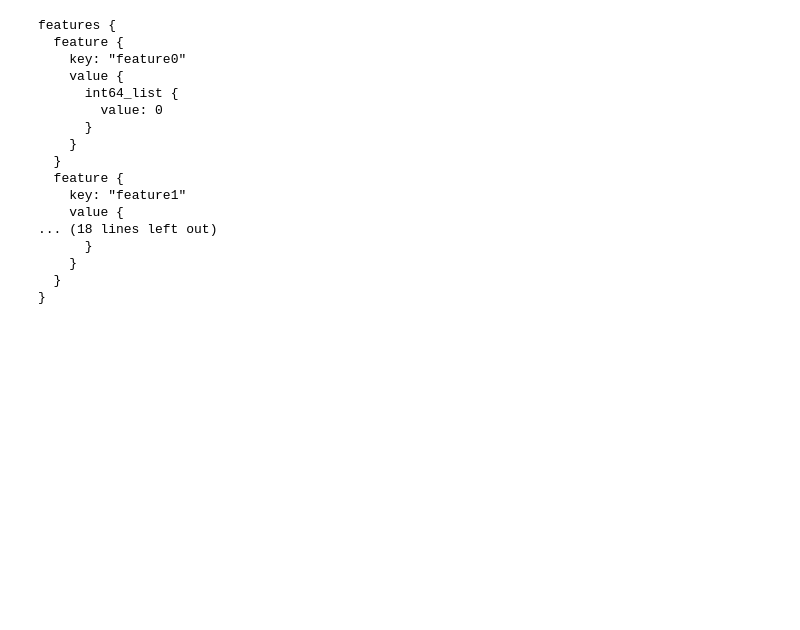
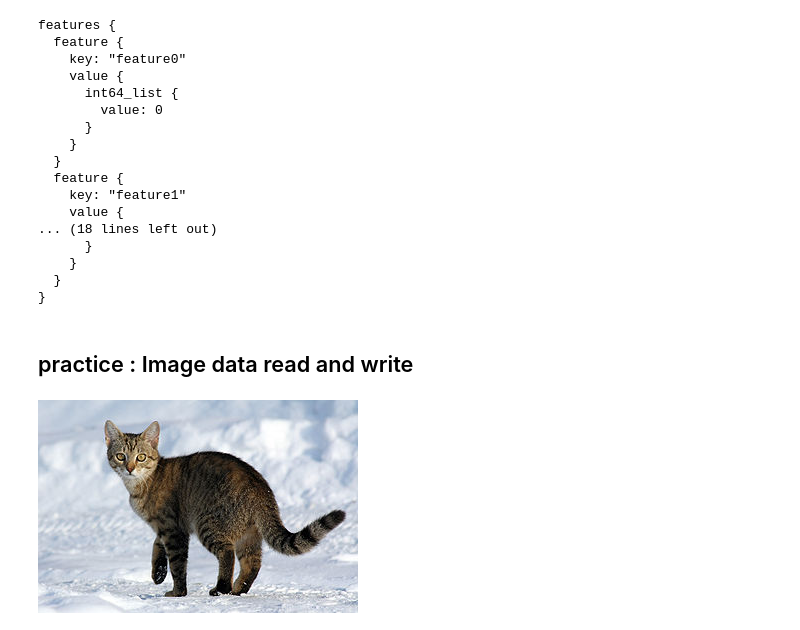
Before and after one commit to jeongdonguk/Tutorial-3.Load-and-preprocess-data, a Jupyter notebook: TFRecord and tf.Example/TFRecord and tf.train.Example.ipynb, the cells around one changed output. Drawn from its saved outputs; the diff is of its cells as text; code cells hidden in the pictures; blank space fills up the shorter version.

Commit message:
TFRecord_end_practice

```diff
--- a/TFRecord and tf.Example/TFRecord and tf.train.Example.ipynb
+++ b/TFRecord and tf.Example/TFRecord and tf.train.Example.ipynb
@@ -245,3 +247,17 @@ features {
     }
   }
 }
+# %% [markdown]
+## practice : Image data read and write
+# %%
+cat_in_snow  = tf.keras.utils.get_file(
+    '320px-Felis_catus-cat_on_snow.jpg',
+    'https://storage.googleapis.com/download.tensorflow.org/example_images/320px-Felis_catus-cat_on_snow.jpg')
+
+williamsburg_bridge = tf.keras.utils.get_file(
+    '194px-New_East_River_Bridge_from_Brooklyn_det.4a09796u.jpg',
+    'https://storage.googleapis.com/download.tensorflow.org/example_images/194px-New_East_River_Bridge_from_Brooklyn_det.4a09796u.jpg')
+# %%
+PIL.Image.open(cat_in_snow)
+# %% [output]
+[figure, added]
```
Also changed, not shown: parts of 15 cells of this notebook.
